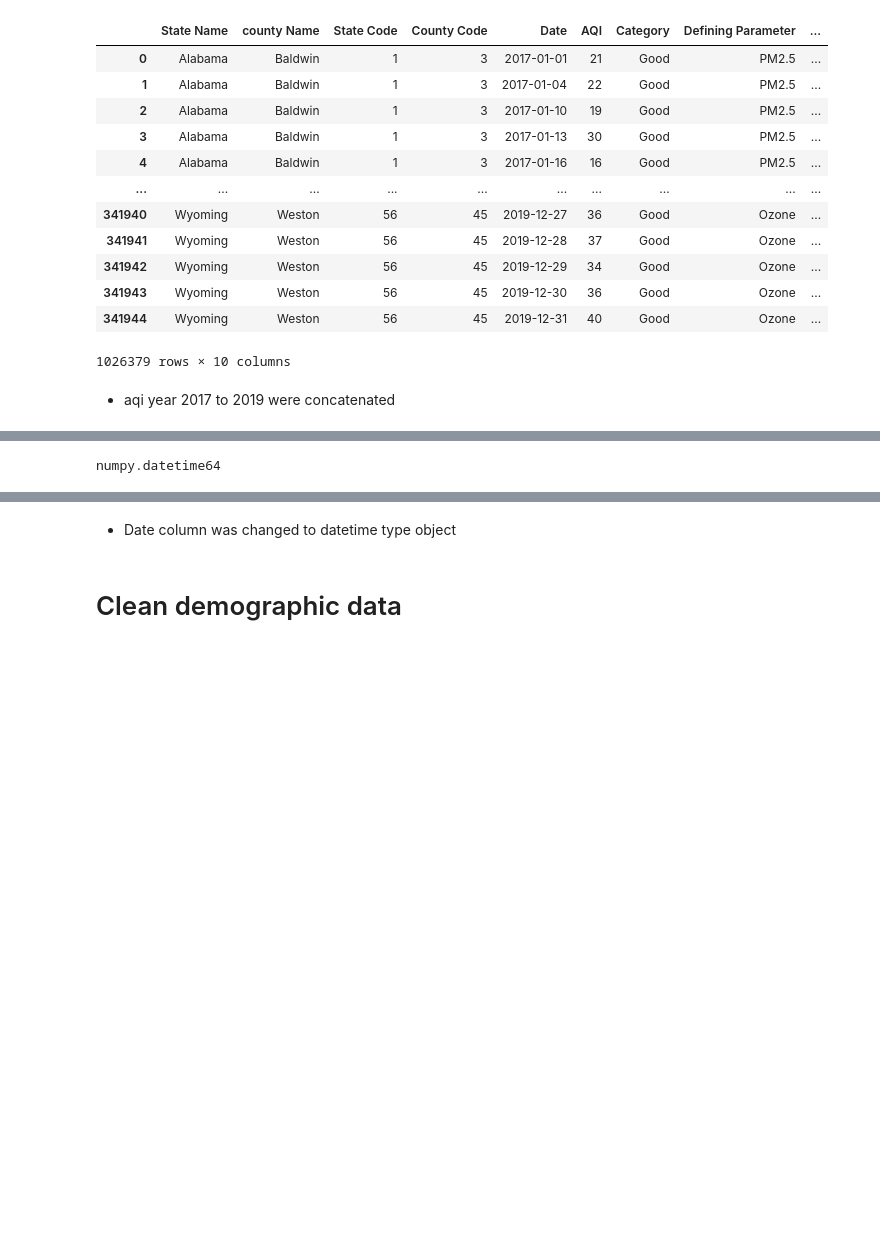
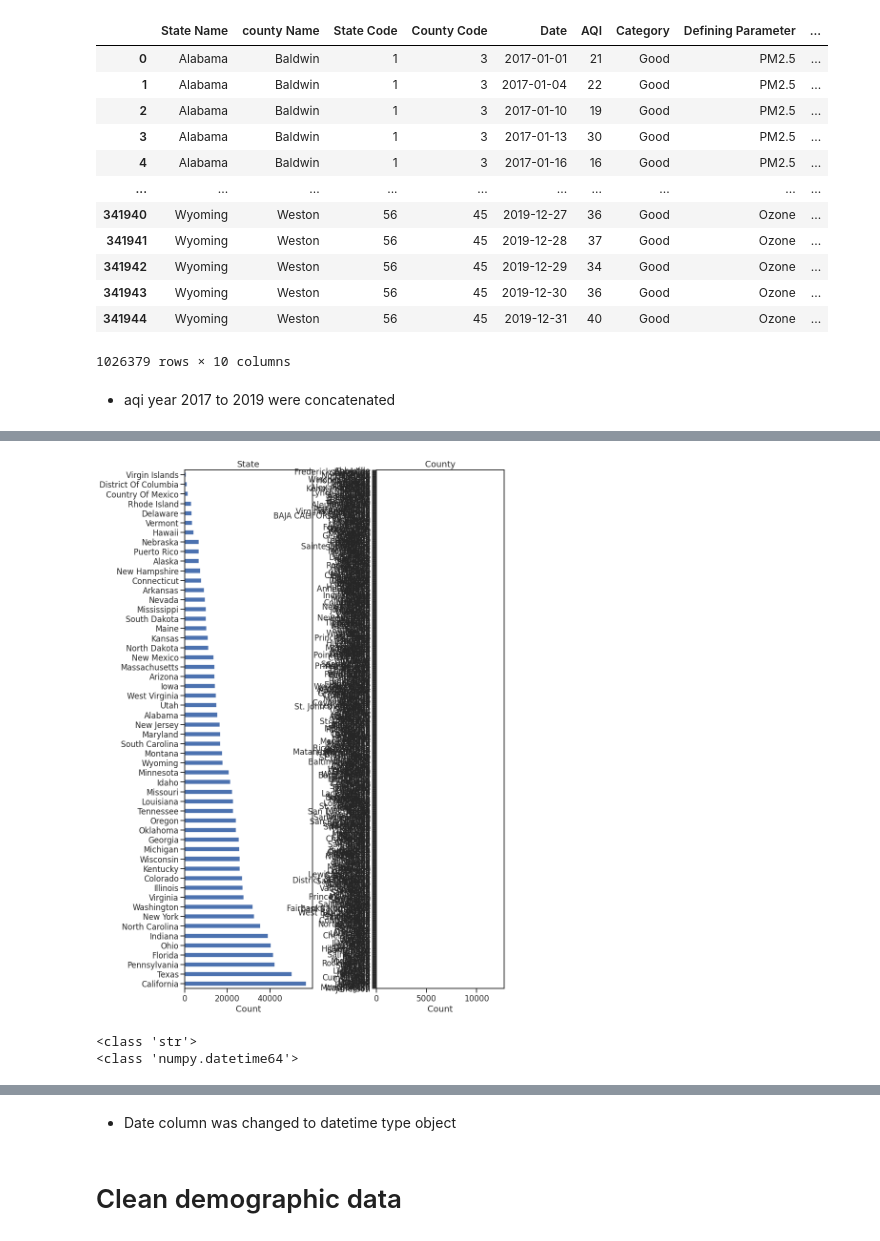
Before and after one commit to willkchan/Pollution-Forecast, a Jupyter notebook: src/preparation/Data_Wrangling.ipynb, the cells around one changed output, grey strips where cells are left out. Saved outputs shown, nothing was run; the diff lists cells and outputs as text; code cells hidden in the pictures; blank space fills up the shorter version.

```diff
--- a/src/preparation/Data_Wrangling.ipynb
+++ b/src/preparation/Data_Wrangling.ipynb
@@ -160,6 +195,20 @@ county_daily_aqi_by_2017_2019
+# %%
+fig, ax = plt.subplots(nrows=1, ncols=2, figsize=(12, 20))
+# distribution of states
+county_daily_aqi_by_2017_2019['State Name'].value_counts().plot(kind='barh', ax=ax[0])
+ax[0].set_title('State')
+ax[0].set_xlabel('Count')
+# distributions of county
+county_daily_aqi_by_2017_2019['county Name'].value_counts().plot(kind='barh', ax=ax[1])
+ax[1].set_title('County')
+ax[1].set_xlabel('Count')
+plt.subplots_adjust(wspace=0.5);
+# %% [output]
+[figure, added]
 # %%
-type(county_daily_aqi_by_2017_2019.Date.values[1])
+print(type(county_daily_aqi_by_2017_2019.Date.values[1]))
 county_daily_aqi_by_2017_2019.Date = pd.to_datetime(county_daily_aqi_by_2017_2019.Date)
-type(county_daily_aqi_by_2017_2019.Date.values[1])
+print(type(county_daily_aqi_by_2017_2019.Date.values[1]))
 # %% [output]
-numpy.datetime64
+<class 'str'>
+<class 'numpy.datetime64'>
```
Also changed, not shown: parts of 7 cells of this notebook, 1 other file.
